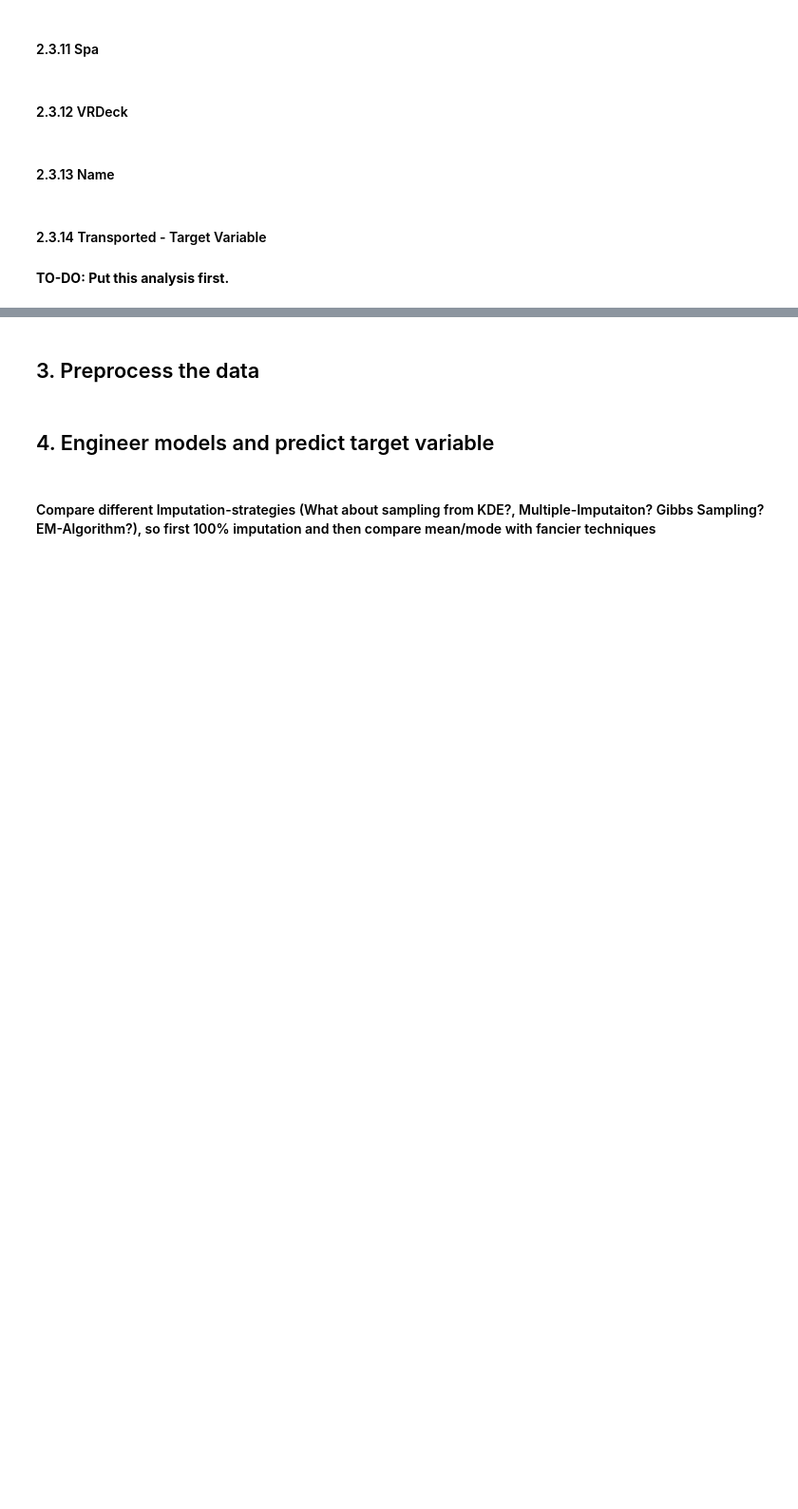
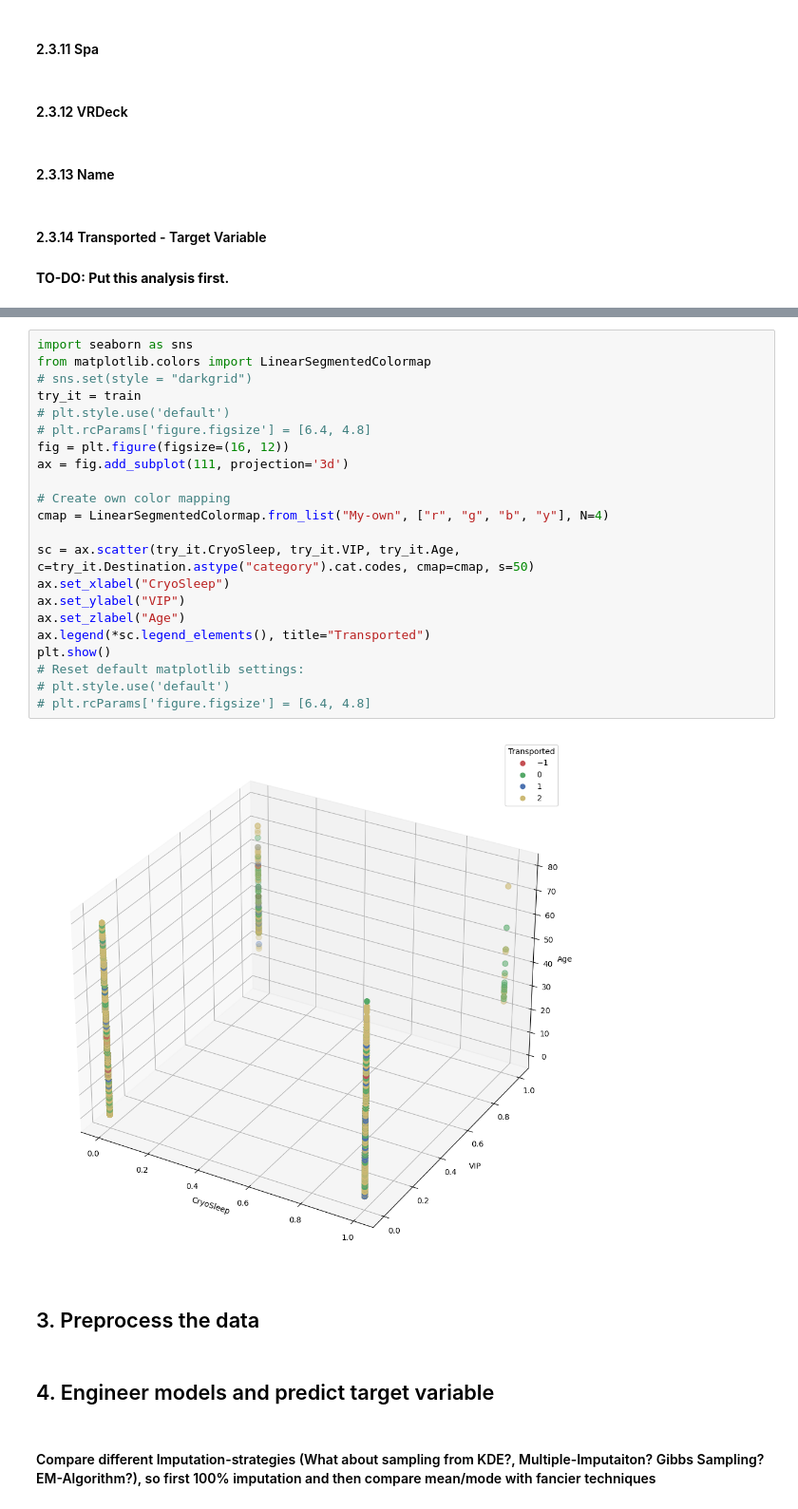
Before and after one commit to PatrickSVM/Spaceship-Titanic-Kaggle-Challenge, a Jupyter notebook: Spaceship_Titanic.ipynb, the cells around one changed output, grey strips where cells are left out. Shown at 95% size. Saved outputs shown, nothing was run; the diff lists cells and outputs as text; blank space fills up the shorter version.

Commit message:
Fixed Legend problem in 3D plot

```diff
--- a/Spaceship_Titanic.ipynb
+++ b/Spaceship_Titanic.ipynb
@@ -622,3 +616,27 @@ plt.show()
+# %%
+import seaborn as sns
+from matplotlib.colors import LinearSegmentedColormap
+# sns.set(style = "darkgrid")
+try_it = train
+# plt.style.use('default')
+# plt.rcParams['figure.figsize'] = [6.4, 4.8]
+fig = plt.figure(figsize=(16, 12))
+ax = fig.add_subplot(111, projection='3d')
+
+# Create own color mapping
+cmap = LinearSegmentedColormap.from_list("My-own", ["r", "g", "b", "y"], N=4)
+
+sc = ax.scatter(try_it.CryoSleep, try_it.VIP, try_it.Age, c=try_it.Destination.astype("category").cat.codes, cmap=cmap, s=50)
+ax.set_xlabel("CryoSleep")
+ax.set_ylabel("VIP")
+ax.set_zlabel("Age")
+ax.legend(*sc.legend_elements(), title="Transported")
+plt.show()
+# Reset default matplotlib settings:
+# plt.style.use('default')
+# plt.rcParams['figure.figsize'] = [6.4, 4.8]
+# %% [output]
+[figure, added]
 # %% [markdown]
 ## 3. Preprocess the data
 # %% [markdown]
```
Also changed, not shown: parts of 18 cells of this notebook.
